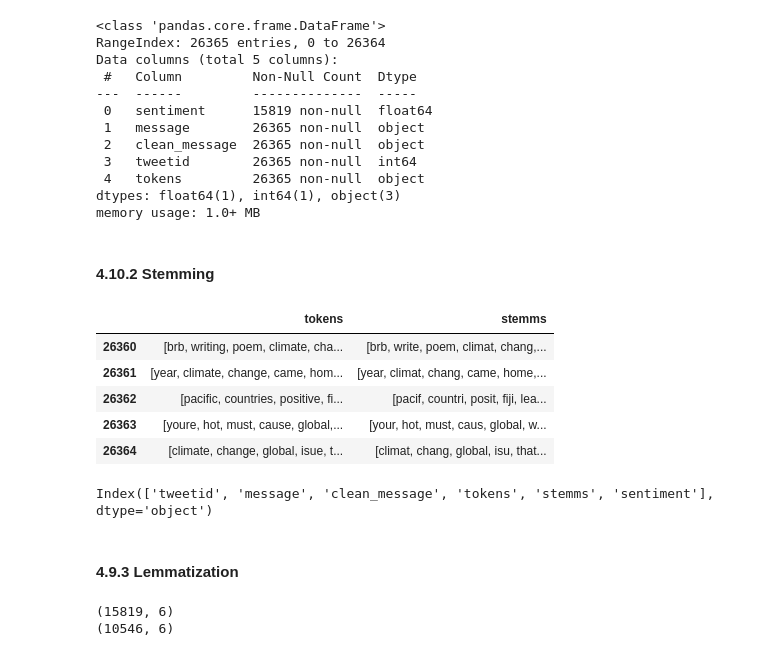
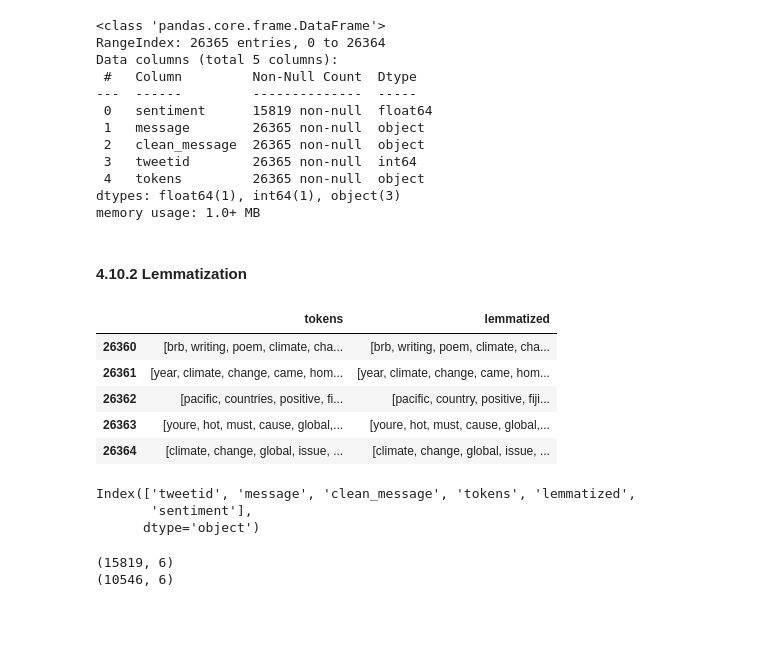
Before and after one commit to Sonkhe-Shongwe/Classification-Sprint-2307FTDS-Team-JL2, a Jupyter notebook: Classification_Sprint_2307FTDS_Team_JL2.ipynb, the cells around one changed output. Cells and saved outputs as stored; diff of their text form; code cells hidden in the pictures; blank space fills up the shorter version.

```diff
--- a/Classification_Sprint_2307FTDS_Team_JL2.ipynb
+++ b/Classification_Sprint_2307FTDS_Team_JL2.ipynb
@@ -410,3 +411,3 @@ Repeating characters exist in the 'clean_message' column.
 # %%
 # Replace repeating characters with a single instance in the 'clean_message' column
-df_combined['clean_message'] = df_combined['clean_message'].replace(r'(.)\1+', r'\1', regex=True)
+#df_combined['clean_message'] = df_combined['clean_message'].replace(r'(.)\1+', r'\1', regex=True)
@@ -501,32 +500,34 @@ Data columns (total 5 columns):
 dtypes: float64(1), int64(1), object(3)
 memory usage: 1.0+ MB
 # %% [markdown]
-#### 4.10.2 Stemming
+#### 4.10.2 Lemmatization
 # %%
 # Function to perform stemming on a sentence
-def stem_sentence(sentence):
-    stemmer = PorterStemmer()
+from nltk.stem import WordNetLemmatizer
+
+def lemmatize_sentence(sentence):
+    lemmatizer = WordNetLemmatizer()
     tokens = word_tokenize(sentence)
-    stemmed_tokens = [stemmer.stem(word) for word in tokens]
-    return ' '.join(stemmed_tokens)
+    lemmatized_tokens = [lemmatizer.lemmatize(word) for word in tokens]
+    return ' '.join(lemmatized_tokens)
 # %%
-# Apply stemming to the 'tokens' column in df_combined
-df_combined['stemms'] = df_combined['tokens'].apply(lambda tokens: [stem_sentence(token) for token in tokens])
+# Apply lemmatization to the 'tokens' column in df_combined
+df_combined['lemmatized'] = df_combined['tokens'].apply(lambda tokens: [lemmatize_sentence(token) for token in tokens])
 
-# Reorder columns to have 'stemms' next to 'tokens'
-df_combined = df_combined[['tweetid','message','clean_message', 'tokens', 'stemms','sentiment']]
+# Reorder columns to have 'lemamazied' next to 'tokens'
+df_combined = df_combined[['tweetid','message','clean_message', 'tokens', 'lemmatized','sentiment']]
 # %%
-df_combined[['tokens', 'stemms']].tail()
+df_combined[['tokens', 'lemmatized']].tail()
 # %% [output]
-|  | tokens | stemms |
-| 26360 | [brb, writing, poem, climate, cha... | [brb, write, poem, climat, chang,... |
-| 26361 | [year, climate, change, came, hom... | [year, climat, chang, came, home,... |
-| 26362 | [pacific, countries, positive, fi... | [pacif, countri, posit, fiji, lea... |
-| 26363 | [youre, hot, must, cause, global,... | [your, hot, must, caus, global, w... |
-| 26364 | [climate, change, global, isue, t... | [climat, chang, global, isu, that... |
+|  | tokens | lemmatized |
+| 26360 | [brb, writing, poem, climate, cha... | [brb, writing, poem, climate, cha... |
+| 26361 | [year, climate, change, came, hom... | [year, climate, change, came, hom... |
+| 26362 | [pacific, countries, positive, fi... | [pacific, country, positive, fiji... |
+| 26363 | [youre, hot, must, cause, global,... | [youre, hot, must, cause, global,... |
+| 26364 | [climate, change, global, issue, ... | [climate, change, global, issue, ... |
 # %%
 df_combined.columns
 # %% [output]
-Index(['tweetid', 'message', 'clean_message', 'tokens', 'stemms', 'sentiment'], dtype='object')
+Index(['tweetid', 'message', 'clean_message', 'tokens', 'lemmatized',
+       'sentiment'],
+      dtype='object')
-# %% [markdown]
-#### 4.9.3 Lemmatization
```
Also changed, not shown: parts of 57 cells of this notebook.
